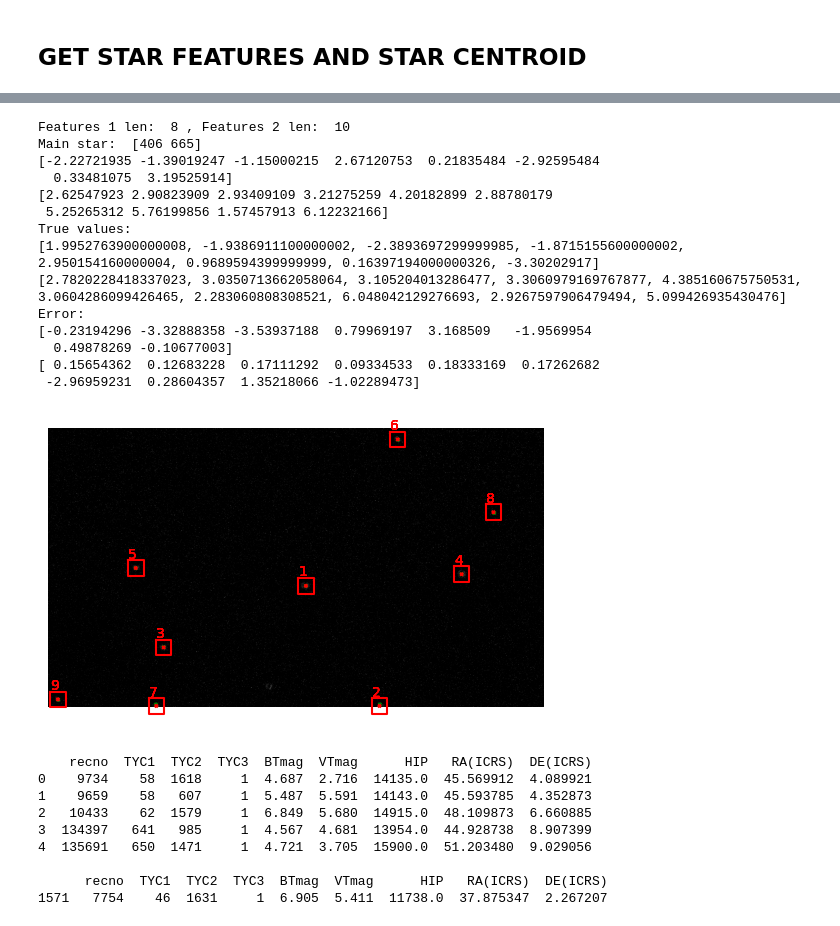
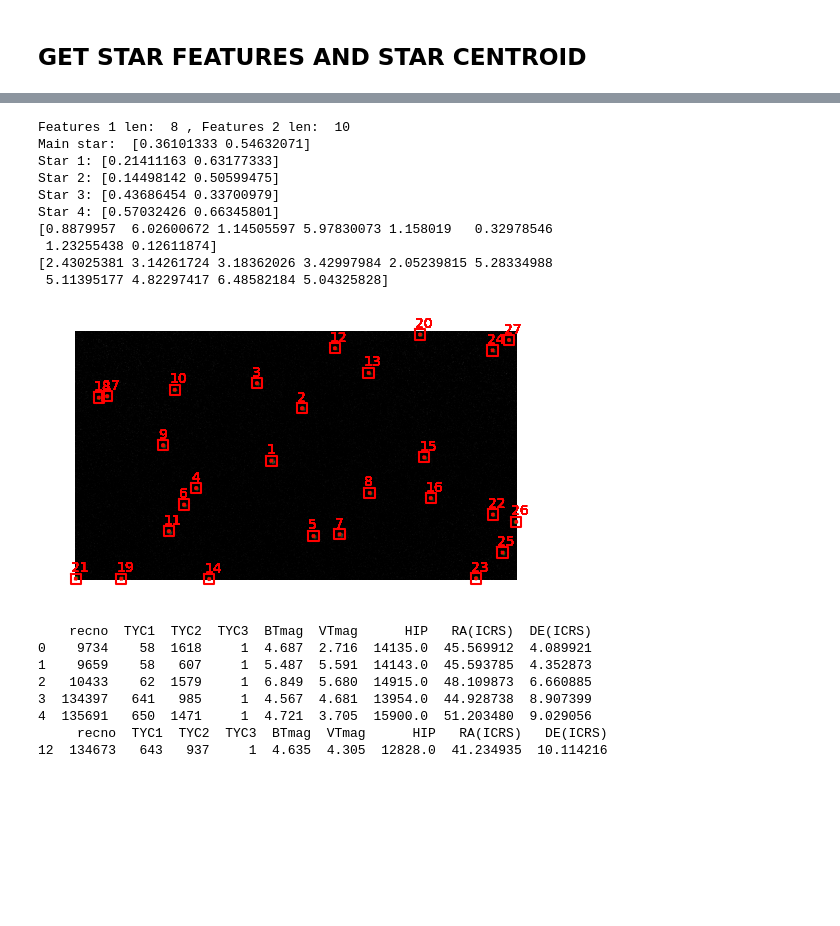
Before and after one commit to I-Zuniga/Event_Star_tracker, a Jupyter notebook: jupyter_notebooks/sdk_test.ipynb, the cells around one changed output, grey strips where cells are left out. Saved outputs shown, nothing was run; the diff lists cells and outputs as text; code cells hidden in the pictures; blank space fills up the shorter version.

```diff
--- a/jupyter_notebooks/sdk_test.ipynb
+++ b/jupyter_notebooks/sdk_test.ipynb
@@ -208,14 +201,7 @@ for i in range(len(clusters_sort)):
     print(f"Cluster {i+1} {clusters_sort[i][:2]}: distance to center: {clusters_dist[i]}")
 # Plot the clusters on the image.
 
-
 plot_cluster(copact_frames[12], clusters_sort, pixel_range)
-
-for i in range(2):
-    print('Main cluster: ', clusters_sort[i][:2])
-    print('Order by distance to the main cluster')
-    clusters_sort2 = order_by_main_dist(clusters_sort[i], clusters_sort[i+1:])
-    print([cluster[0] for cluster in clusters_sort2])
 # %% [output]
 Image center:  [360.  640.    1.5]
 Order by distance to the center of the image
@@ -259,91 +251,65 @@ stars_sorted_by_main = order_by_main_dist(main_star, clusters_sort)
 
 
 # ref_pixel_to_deg = 0.005319449742301844 /3.5#In degres from sun_calibration with FOV=reference_FOV
-ref_pixel_to_deg = 0.0014556989247311827
+ref_pixel_to_deg = 0.0009601418439716312
 
-reference_FOV = 2 #In degrees
-recording_FOV = 10 #In degrees
+reference_FOV = 1 #In degrees
+recording_FOV = 14.3 #In degrees
 
 num_of_neirbours = 4
 stars_features_1, stars_features_2 = get_star_features([star[0] for star in
         stars_sorted_by_main[0:num_of_neirbours+1]], ref_pixel_to_deg, reference_FOV, recording_FOV)
 
 print('Features 1 len: ',len(stars_features_1), ', Features 2 len: ', len(stars_features_2))
-print('Main star: ', clusters_sort[0][0])
-print(-stars_features_1)
+print('Main star: ', clusters_sort[0][0] * ref_pixel_to_deg * reference_FOV)
+for i in range(1,5):
+    print(f"Star {i}: {stars_sorted_by_main[i][0] * ref_pixel_to_deg * reference_FOV} ")
+print(stars_features_1)
 print(stars_features_2)
-
-print('True values: ')
-print( [1.9952763900000008, -1.9386911100000002, -2.3893697299999985, -1.8715155600000002, 2.950154160000004, 0.9689594399999999, 0.16397194000000326, -3.30202917])
-print( [2.7820228418337023, 3.0350713662058064, 3.105204013286477, 3.3060979169767877, 4.385160675750531, 3.0604286099426465, 2.283060808308521, 6.048042129276693, 2.9267597906479494, 5.099426935430476])
-
-print('Error: ')
-print( [1.9952763900000008, -1.9386911100000002, -2.3893697299999985, -1.8715155600000002, 2.950154160000004, 0.9689594399999999, 0.16397194000000326, -3.30202917]-stars_features_1)
-print( [2.7820228418337023, 3.0350713662058064, 3.105204013286477, 3.3060979169767877, 4.385160675750531, 3.0604286099426465, 2.283060808308521, 6.048042129276693, 2.9267597906479494, 5.099426935430476]-stars_features_2)
 
 plot_cluster(copact_frames[11], stars_sorted_by_main, pixel_range)
 
 
 features_vec_1 = []
 features_vec_2 = []
 
 for main_star in clusters_sort:
     stars_sorted_by_main = order_by_main_dist(main_star, clusters_sort)
     stars_features_1, stars_features_2 = get_star_features([star[0] for star in stars_sorted_by_main[0:num_of_neirbours+1]])
 
     features_vec_1.append(stars_features_1)
     features_vec_2.append(stars_features_2)
 
 
 # Plot the star info from the catalog
 
 stars_data = get_star_dataset(type ='tycho', path = '../data/catalogs/tycho2_VT_6.csv')
 print(stars_data.head())
-print()
-print(stars_data[stars_data['HIP'] == 11738])
+print(stars_data[stars_data['HIP'] == 12828])
 
 if isinstance(stars_data, pd.DataFrame):
     # stars_data['data_number'] = stars_data.index
     stars_data = stars_data[['HIP','RA(ICRS)', 'DE(ICRS)']].values
 
 stars_subset = [12706, 11738, 10723, 11687, 11021, 12387]
 stars_subdata = stars_data[np.where(np.isin(stars_data[:,0], stars_subset))]
-
-plt.figure()
-plt.plot([x[1] for x in stars_data],stars_data[:,2],'.')
-
-plt.plot([x[1] for x in stars_subdata],stars_subdata[:,2],'.g')
-#Plot the identification names of the sub set of stars
-for i in range(len(stars_subdata)):
-    plt.text(stars_subdata[i,1], stars_subdata[i,2], stars_subdata[i,0], fontsize=9)
-
-#change the limits of the axis
-plt.xlim([30, 45])
-plt.ylim([-5, 10])
-
-plt.show()
 # %% [output]
 Features 1 len:  8 , Features 2 len:  10
-Main star:  [406 665]
-[-2.22721935 -1.39019247 -1.15000215  2.67120753  0.21835484 -2.92595484
-  0.33481075  3.19525914]
-[2.62547923 2.90823909 2.93409109 3.21275259 4.20182899 2.88780179
- 5.25265312 5.76199856 1.57457913 6.12232166]
-True values:
-[1.9952763900000008, -1.9386911100000002, -2.3893697299999985, -1.8715155600000002, 2.950154160000004, 0.9689594399999999, 0.16397194000000326, -3.30202917]
-[2.7820228418337023, 3.0350713662058064, 3.105204013286477, 3.3060979169767877, 4.385160675750531, 3.0604286099426465, 2.283060808308521, 6.048042129276693, 2.9267597906479494, 5.099426935430476]
-Error:
-[-0.23194296 -3.32888358 -3.53937188  0.79969197  3.168509   -1.9569954
-  0.49878269 -0.10677003]
-[ 0.15654362  0.12683228  0.17111292  0.09334533  0.18333169  0.17262682
- -2.96959231  0.28604357  1.35218066 -1.02289473]
+Main star:  [0.36101333 0.54632071]
+Star 1: [0.21411163 0.63177333]
+Star 2: [0.14498142 0.50599475]
+Star 3: [0.43686454 0.33700979]
+Star 4: [0.57032426 0.66345801]
+[0.8879957  6.02600672 1.14505597 5.97830073 1.158019   0.32978546
+ 1.23255438 0.12611874]
+[2.43025381 3.14261724 3.18362026 3.42997984 2.05239815 5.28334988
+ 5.11395177 4.82297417 6.48582184 5.04325828]
-[figure, old version]
+[figure, new version]
     recno  TYC1  TYC2  TYC3  BTmag  VTmag      HIP   RA(ICRS)  DE(ICRS)
 0    9734    58  1618     1  4.687  2.716  14135.0  45.569912  4.089921
 1    9659    58   607     1  5.487  5.591  14143.0  45.593785  4.352873
 2   10433    62  1579     1  6.849  5.680  14915.0  48.109873  6.660885
 3  134397   641   985     1  4.567  4.681  13954.0  44.928738  8.907399
 4  135691   650  1471     1  4.721  3.705  15900.0  51.203480  9.029056
-
-      recno  TYC1  TYC2  TYC3  BTmag  VTmag      HIP   RA(ICRS)  DE(ICRS)
-1571   7754    46  1631     1  6.905  5.411  11738.0  37.875347  2.267207
+     recno  TYC1  TYC2  TYC3  BTmag  VTmag      HIP   RA(ICRS)   DE(ICRS)
+12  134673   643   937     1  4.635  4.305  12828.0  41.234935  10.114216
```
Also changed, not shown: parts of 9 cells of this notebook, 16 other files.
